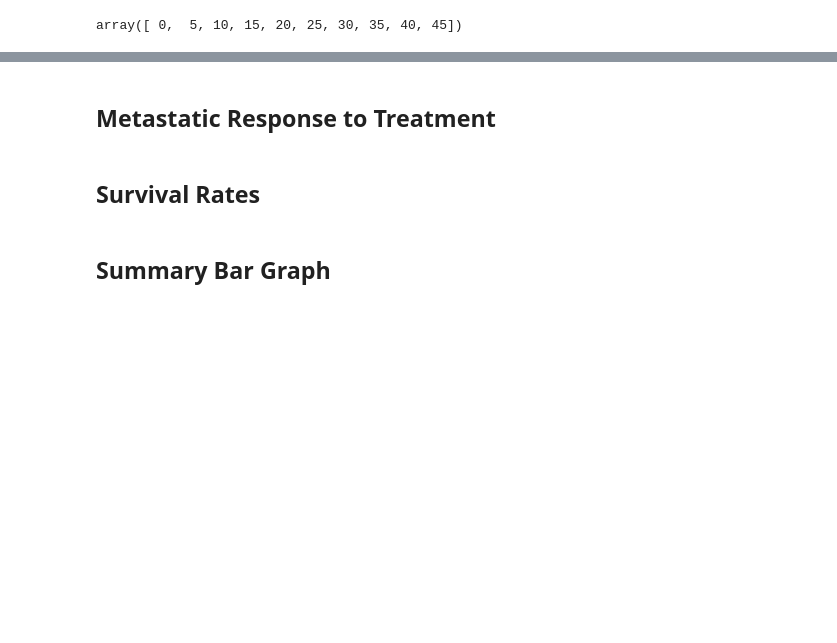
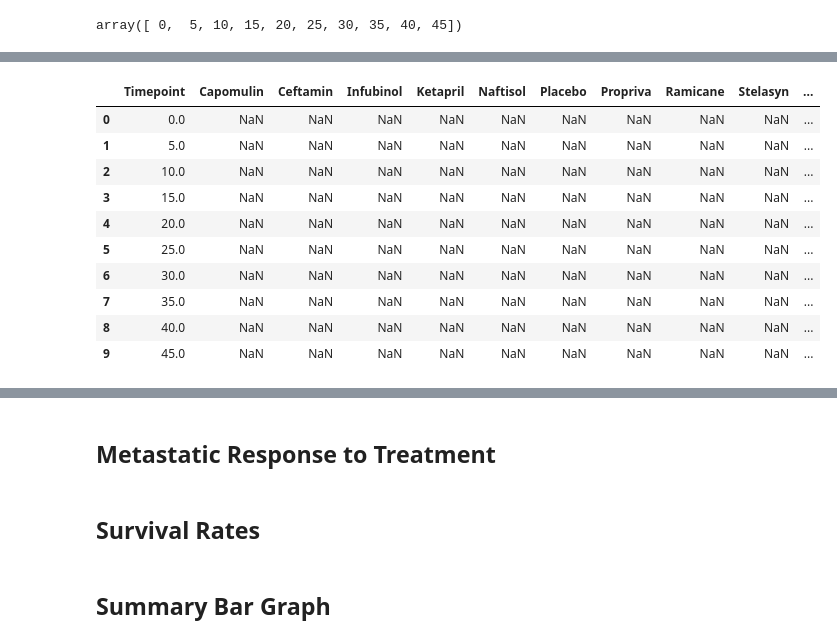
Before and after one commit to cbt8/Matplotlib_homework, a Jupyter notebook: Instructions/Pymaceuticals/pymaceuticals_starter.ipynb, the cells around one changed output, grey strips where cells are left out. Cells and saved outputs as stored; diff of their text form; code cells hidden in the pictures; blank space fills up the shorter version.

```diff
--- a/Instructions/Pymaceuticals/pymaceuticals_starter.ipynb
+++ b/Instructions/Pymaceuticals/pymaceuticals_starter.ipynb
@@ -129,25 +150,3 @@ tumvoldf.loc[tumvoldf['Drug']== 'Capomulin']['Tumor Volume (mm3)']
 8    36.958001
 9    36.236114
 Name: Tumor Volume (mm3), dtype: float64
-# %%
-tumvoldf['Standard Error by Drug'] = 0
-tumvoldf['Standard Error by Timepoint'] = 0
-
-#This next function is because the original "timepoint" range was larger so that the graph would look nice.
-
-
-# Store the Standard Error of Tumor Volumes Grouped by Drug and Timepoint
-
-#first, we do standard error by drug:
-
-errorlist = []
-
-for i in range(len(druglist)):
-    errorlist.append((druglist[i],
-                      pd.DataFrame.sem(tumvoldf.loc[tumvoldf['Drug'] == druglist[i]]['Tumor Volume (mm3)'])))
-
-errordict = dict(errorlist)
-
-tumvoldf['Standard Error by Drug'] = tumvoldf['Drug'].map(errordict)
-
-errordict
@@ -225,0 +341,29 @@ tumvoldf
+# %%
+
+
+tumdrugdf.columns = ['Timepoint', 'Capomulin', 'Ceftamin', 'Infubinol', 'Ketapril', 'Naftisol', "Placebo", 'Propriva', 'Ramicane',"Stelasyn", "Zoniferol"]
+
+
+#Note: Why does the below not work?
+
+#tumdrugdf = tumdrugdf.rename(columns = {'0':'Timepoint'}, inplace = True)
+
+#or
+
+#tumdrugdf = tumdrugdf.rename({'0':'Timepoint'}, axis=1)
+
+#Neither of these work, but documentation indicates they should work.
+
+tumdrugdf
+# %% [output]
+|  | Timepoint | Capomulin | Ceftamin | Infubinol | Ketapril | Naftisol | Placebo | Propriva | Ramicane | Stelasyn | ... |
+| 0 | 0.0 | NaN | NaN | NaN | NaN | NaN | NaN | NaN | NaN | NaN | ... |
+| 1 | 5.0 | NaN | NaN | NaN | NaN | NaN | NaN | NaN | NaN | NaN | ... |
+| 2 | 10.0 | NaN | NaN | NaN | NaN | NaN | NaN | NaN | NaN | NaN | ... |
+| 3 | 15.0 | NaN | NaN | NaN | NaN | NaN | NaN | NaN | NaN | NaN | ... |
+| 4 | 20.0 | NaN | NaN | NaN | NaN | NaN | NaN | NaN | NaN | NaN | ... |
+| 5 | 25.0 | NaN | NaN | NaN | NaN | NaN | NaN | NaN | NaN | NaN | ... |
+| 6 | 30.0 | NaN | NaN | NaN | NaN | NaN | NaN | NaN | NaN | NaN | ... |
+| 7 | 35.0 | NaN | NaN | NaN | NaN | NaN | NaN | NaN | NaN | NaN | ... |
+| 8 | 40.0 | NaN | NaN | NaN | NaN | NaN | NaN | NaN | NaN | NaN | ... |
+| 9 | 45.0 | NaN | NaN | NaN | NaN | NaN | NaN | NaN | NaN | NaN | ... |
```
Also changed, not shown: parts of 13 cells of this notebook.
